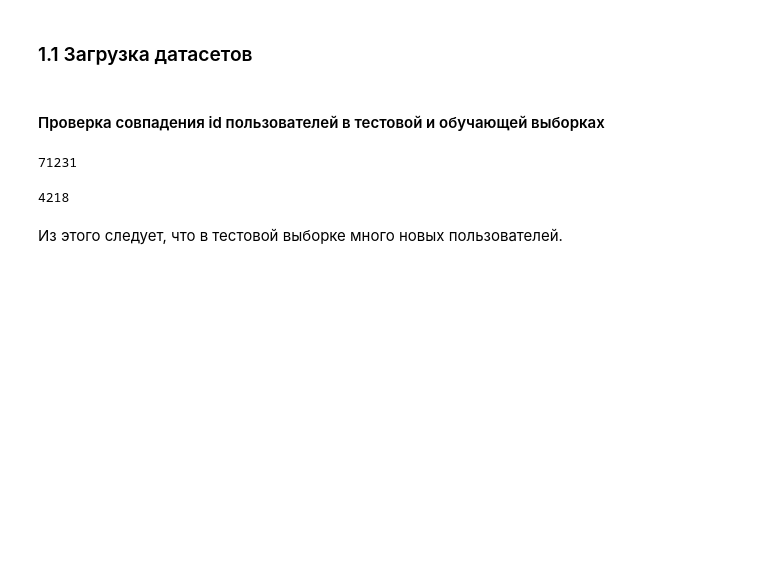
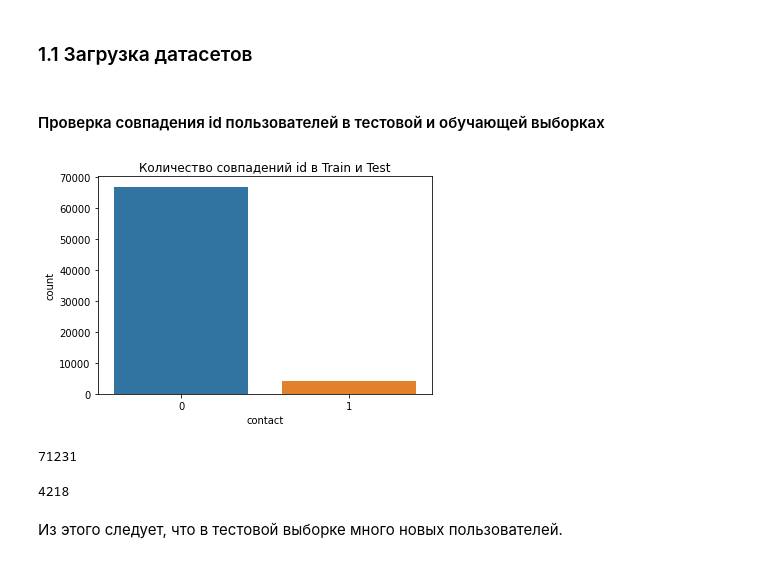
Before and after one commit to adurzin/Megafon, a Jupyter notebook: train/choose_model.ipynb, the cells around one changed output. Drawn from its saved outputs; the diff is of its cells as text; code cells hidden in the pictures; blank space fills up the shorter version.

```diff
--- a/train/choose_model.ipynb
+++ b/train/choose_model.ipynb
@@ -26,6 +26,16 @@ train = pd.read_csv('data_train.csv', index_col='Unnamed: 0')
 test = pd.read_csv('../data_test.csv', index_col='Unnamed: 0')
 # %% [markdown]
 #### Проверка совпадения id пользователей в тестовой и обучающей выборках
+# %%
+test['contact'] = 0
+# %%
+test.loc[test['id'].isin(train.id.unique()), 'contact'] = 1
+# %%
+sns.countplot(data=test, x='contact')
+plt.title('Количество совпадений id в Train и Test')
+plt.show()
+# %% [output]
+[figure, added]
 # %%
 test.id.shape[0]
 # %% [output]
```
Also changed, not shown: parts of 1 cell of this notebook, 9 other files.
